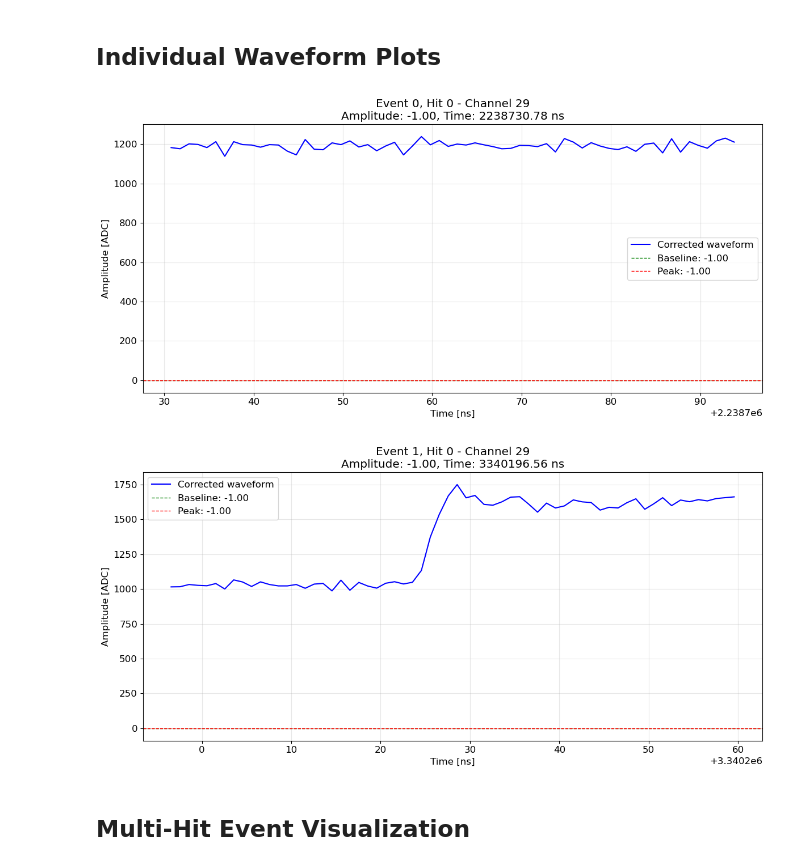
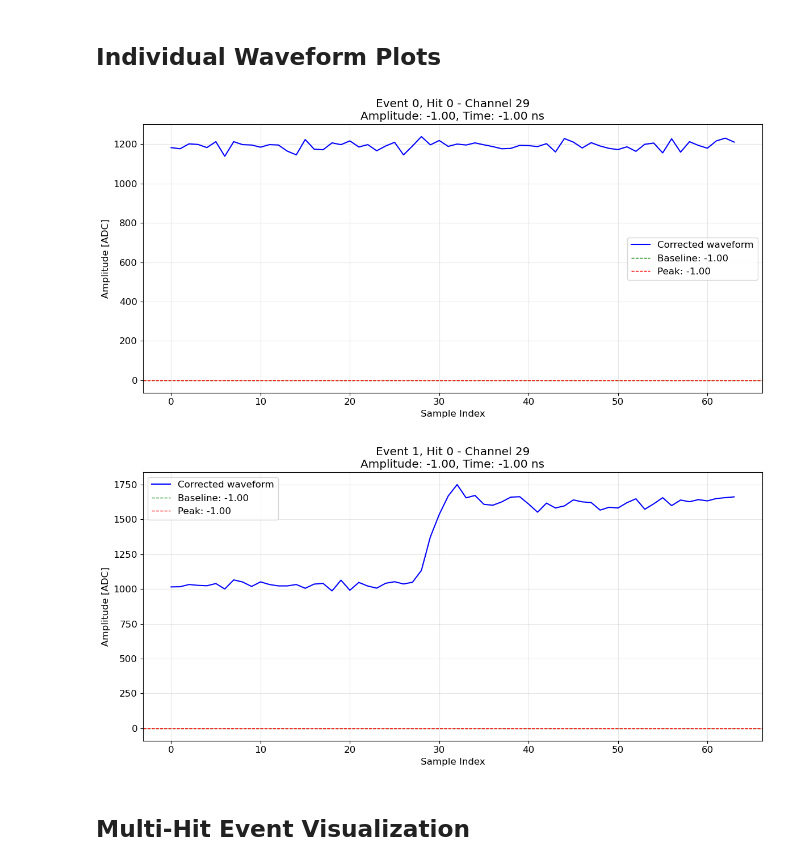
Before and after one commit to jaca230/midas_file_unpacker_app, a Jupyter notebook: notebooks/SAMPIC/plot_sampic_waveforms.ipynb, the cells around one changed output. Cells and saved outputs as stored; diff of their text form; code cells hidden in the pictures.

```diff
--- a/notebooks/SAMPIC/plot_sampic_waveforms.ipynb
+++ b/notebooks/SAMPIC/plot_sampic_waveforms.ipynb
@@ -121,7 +121,7 @@ first_cell_timestamp      : 2238730.78125
 ## Individual Waveform Plots
 # %%
 def plot_waveform(event_idx, hit_idx):
-    """Plot a single waveform from a specific event and hit using first cell timestamp as ns reference."""
+    """Plot a single waveform from a specific event and hit (x-axis = sample index)."""
     tree.GetEntry(event_idx)
     event = tree.sampic_event
 
@@ -129,47 +129,45 @@ def plot_waveform(event_idx, hit_idx):
         print(f"Hit {hit_idx} out of range")
         return
 
     hit = event.hits[hit_idx]
-    wf = hit.corrected_waveform
-    waveform = np.array([wf[i] for i in range(len(wf))], dtype=np.float32)
-
-    # x-axis in ns, offset by first cell timestamp
-    sample_indices = np.arange(len(waveform))
-    time_ns = hit.first_cell_timestamp + sample_indices  # assuming 1 sample ≈ 1 ns
+    wf = np.array(hit.corrected_waveform, dtype=np.float32)
+    sample_indices = np.arange(len(wf))
 
     fig, ax = plt.subplots(figsize=(12, 6))
+    ax.plot(sample_indices, wf, 'b-', linewidth=1.5, label='Corrected waveform')
 
-    ax.plot(time_ns, waveform, 'b-', linewidth=1.5, label='Corrected waveform')
-
+    # Mark baseline and peak
     ax.axhline(y=hit.baseline, color='g', linestyle='--', linewidth=1, label=f'Baseline: {hit.baseline:.2f}')
     ax.axhline(y=hit.peak, color='r', linestyle='--', linewidth=1, label=f'Peak: {hit.peak:.2f}')
 
-    ax.set_xlabel('Time [ns]')
+    ax.set_xlabel('Sample Index')
     ax.set_ylabel('Amplitude [ADC]')
-    ax.set_title(f'Event {event_idx}, Hit {hit_idx} - Channel {hit.channel}\n'
-                 f'Amplitude: {hit.amplitude:.2f}, Time: {hit.first_cell_timestamp:.2f} ns')
+    ax.set_title(
+        f'Event {event_idx}, Hit {hit_idx} - Channel {hit.channel}\n'
+        f'Amplitude: {hit.amplitude:.2f}, Time: {hit.time_instant:.2f} ns'
+    )
     ax.legend()
     ax.grid(True, alpha=0.3)
-
     plt.tight_layout()
     return fig
+
 
 
 # Example usage:
 tree.GetEntry(0)
 if len(tree.sampic_event.hits) > 0:
     plot_waveform(0, 0)
     plt.show()
 
 
 # Plot first waveform from second event
 tree.GetEntry(1)
 if len(tree.sampic_event.hits) > 0:
     plot_waveform(1, 0)
     plt.show()
 # %% [output]
-[figure, old version]
+[figure, new version]
-[figure, old version]
+[figure, new version]
 # %% [markdown]
 ## Multi-Hit Event Visualization
 # %%
```
Also changed, not shown: parts of 1 cell of this notebook.
